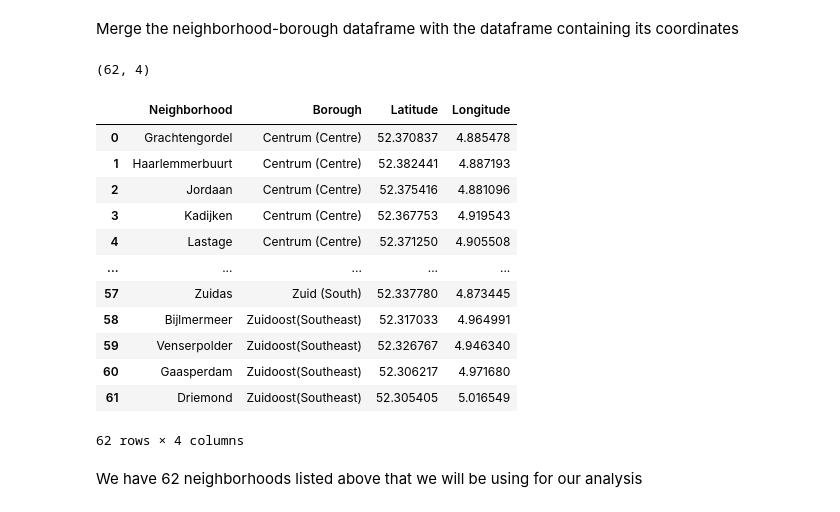
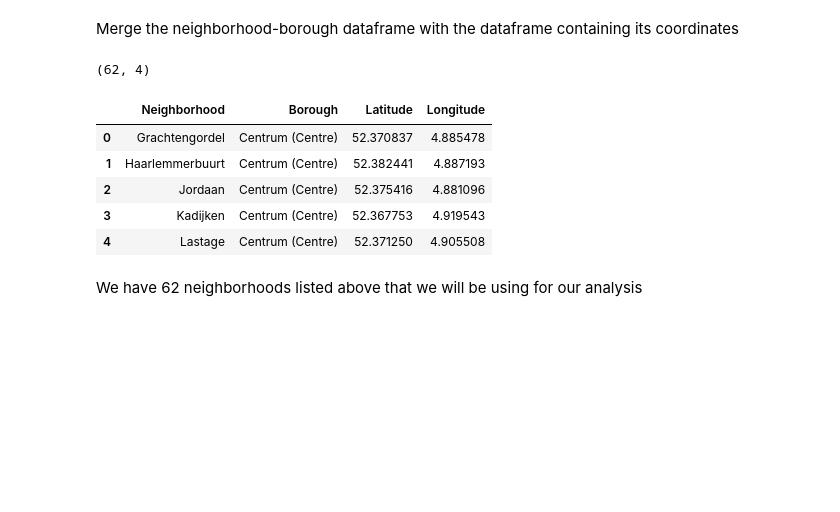
Before and after one commit to diikay/capstone-coursera, a Jupyter notebook: Capstone-AmsterdamFitness.ipynb, the cells around one changed output. Cells and saved outputs as stored; diff of their text form; code cells hidden in the pictures; blank space fills up the shorter version.

```diff
--- a/Capstone-AmsterdamFitness.ipynb
+++ b/Capstone-AmsterdamFitness.ipynb
@@ -142,24 +135,17 @@ Merge the neighborhood-borough dataframe with the dataframe containing its coord
 # %%
 df['Neighborhood'] = df['Neighborhood'].str.strip()
 df_coord['Neighborhood'] = df_coord['Neighborhood'].str.strip()
 df_merged = pd.merge(df, df_coord, how='right', on=['Neighborhood'])
 print(df_merged.shape)
-df_merged
+df_merged.head()
 # %% [output]
 (62, 4)
 |  | Neighborhood | Borough | Latitude | Longitude |
 | 0 | Grachtengordel | Centrum (Centre) | 52.370837 | 4.885478 |
 | 1 | Haarlemmerbuurt | Centrum (Centre) | 52.382441 | 4.887193 |
 | 2 | Jordaan | Centrum (Centre) | 52.375416 | 4.881096 |
 | 3 | Kadijken | Centrum (Centre) | 52.367753 | 4.919543 |
 | 4 | Lastage | Centrum (Centre) | 52.371250 | 4.905508 |
-| ... | ... | ... | ... | ... |
-| 57 | Zuidas | Zuid (South) | 52.337780 | 4.873445 |
-| 58 | Bijlmermeer | Zuidoost(Southeast) | 52.317033 | 4.964991 |
-| 59 | Venserpolder | Zuidoost(Southeast) | 52.326767 | 4.946340 |
-| 60 | Gaasperdam | Zuidoost(Southeast) | 52.306217 | 4.971680 |
-| 61 | Driemond | Zuidoost(Southeast) | 52.305405 | 5.016549 |
-62 rows × 4 columns
 # %% [markdown]
 We have 62 neighborhoods listed above that we will be using for our analysis
 # %% [markdown]
```
Also changed, not shown: parts of 9 cells of this notebook.
